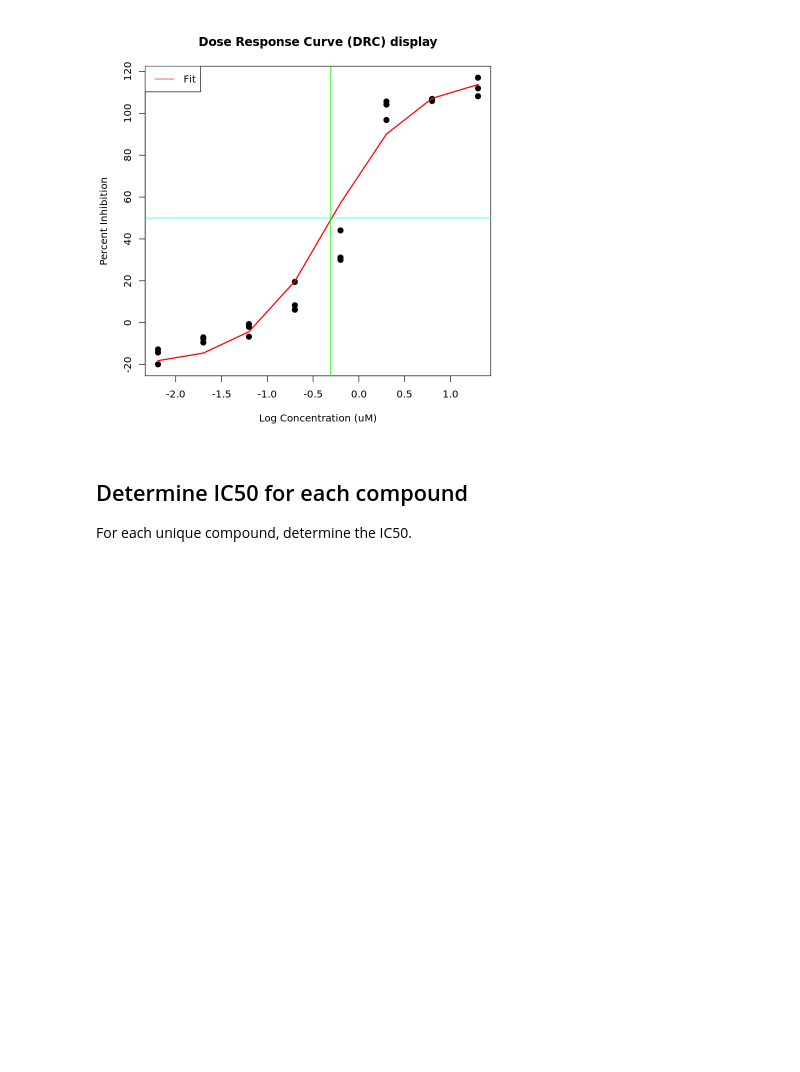
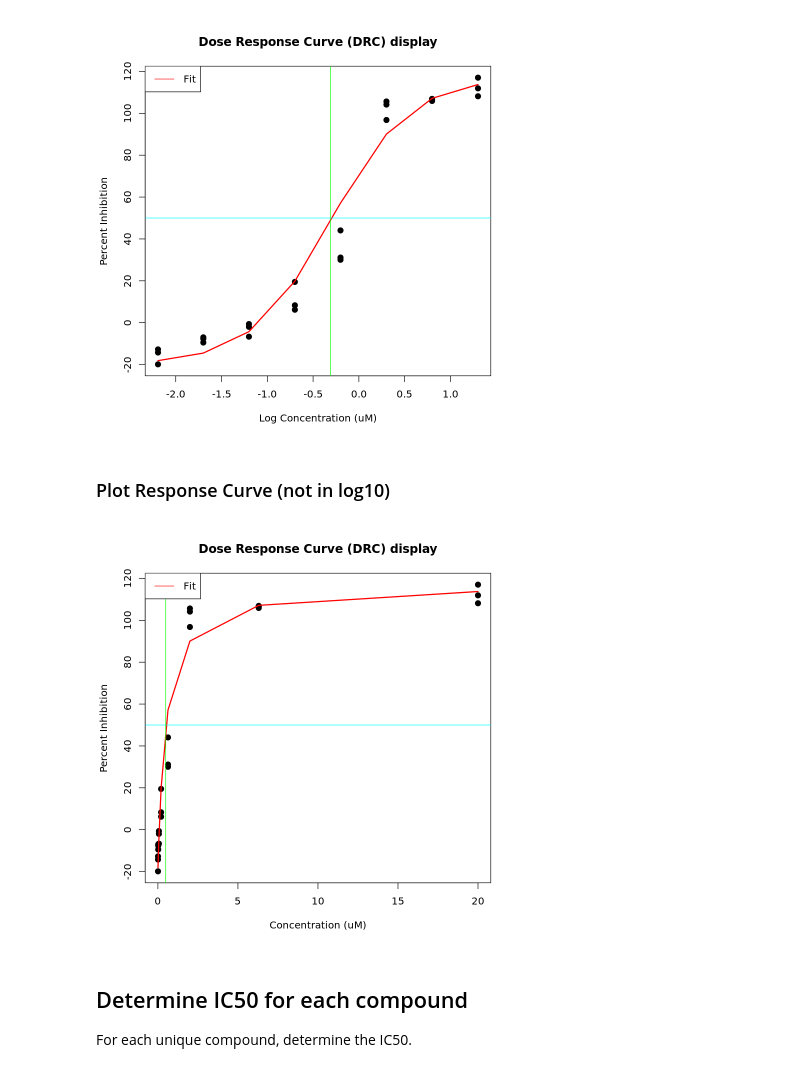
Before and after one commit to IDR/idr0094-ellinger-sarscov2, a Jupyter notebook: notebooks/idr0094-r.ipynb, the cells around one changed output. Cells and saved outputs as stored; diff of their text form; code cells hidden in the pictures; blank space fills up the shorter version.

Commit message:
add second plot

```diff
--- a/notebooks/idr0094-r.ipynb
+++ b/notebooks/idr0094-r.ipynb
@@ -142,6 +142,20 @@ legend("topleft", legend=c("Fit"),
        col=c("red"), lty = 1:2, cex=1)
 # %% [output]
 [figure]
+# %% [markdown]
+### Plot Response Curve  (not in log10)
+# %%
+plot(10^values$lx, values$response,
+     main = "Dose Response Curve (DRC) display",
+     xlab = "Concentration (uM)",
+     ylab = "Percent Inhibition", pch=20, lwd=5)
+lines(10^values$lx, values$fit, col="red", pch=5, lwd=2)
+abline(h = 50, col = "cyan")
+abline(v = IC50, col = "green")
+legend("topleft", legend=c("Fit"),
+       col=c("red"), lty = 1:2, cex=1)
+# %% [output]
+[figure, added]
 # %% [markdown]
 ## Determine IC50 for each compound
 
```
